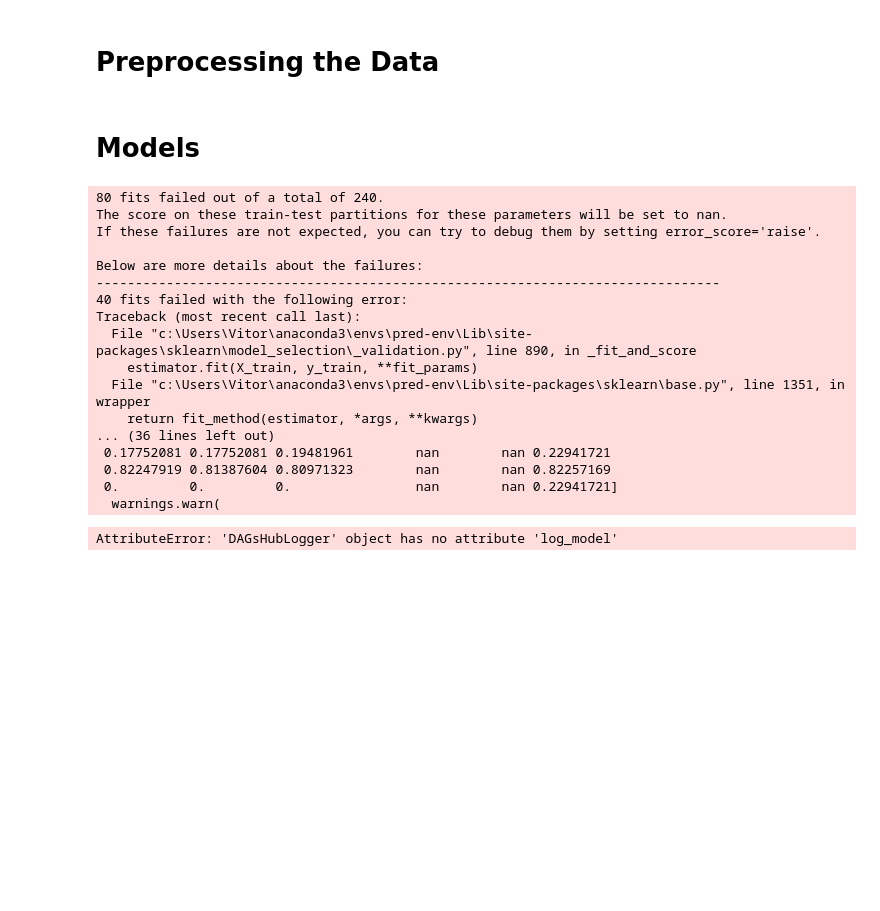
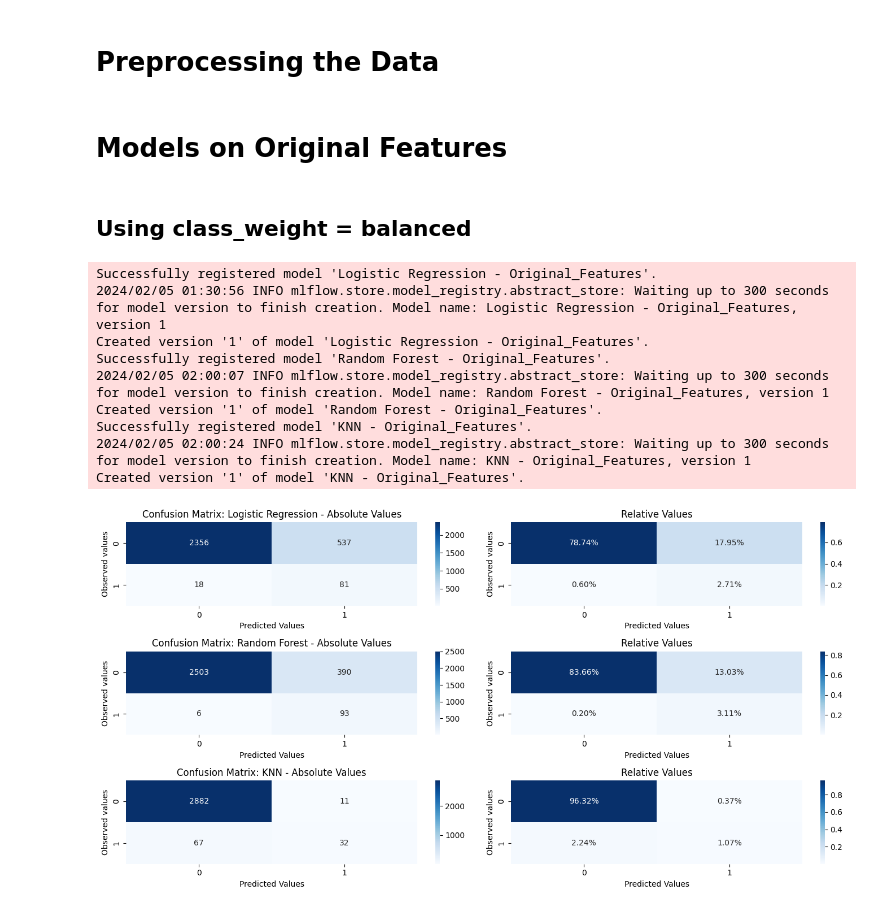
Before and after one commit to vitorccmanso/Predictive-Maintenance, a Jupyter notebook: Notebooks/Model Training.ipynb, the cells around one changed output. Drawn from its saved outputs; the diff is of its cells as text; code cells hidden in the pictures; blank space fills up the shorter version.

Commit message:
ML script done and start to evaluate models

```diff
--- a/Notebooks/Model Training.ipynb
+++ b/Notebooks/Model Training.ipynb
@@ -20,23 +20,20 @@ X_train_new, X_test_new, y_train_new, y_test_new = preprocess_pipeline(df_new, t
 # %% [markdown]
-# Models
+# Models on Original Features
+# %% [markdown]
+## Using class_weight = balanced
 # %%
-model_report = initiate_model_trainer((X_train_original, y_train_original, X_test_original, y_test_original), "test_experiment")
+model_report_original = initiate_model_trainer((X_train_original, y_train_original, X_test_original, y_test_original), "Original_Features", use_smote=False)
 # %% [output]
-80 fits failed out of a total of 240.
-The score on these train-test partitions for these parameters will be set to nan.
-If these failures are not expected, you can try to debug them by setting error_score='raise'.
-
-Below are more details about the failures:
---------------------------------------------------------------------------------
-40 fits failed with the following error:
-Traceback (most recent call last):
-  File "c:\Users\Vitor\anaconda3\envs\pred-env\Lib\site-packages\sklearn\model_selection\_validation.py", line 890, in _fit_and_score
-    estimator.fit(X_train, y_train, **fit_params)
-  File "c:\Users\Vitor\anaconda3\envs\pred-env\Lib\site-packages\sklearn\base.py", line 1351, in wrapper
-    return fit_method(estimator, *args, **kwargs)
-... (36 lines left out)
- 0.17752081 0.17752081 0.19481961        nan        nan 0.22941721
- 0.82247919 0.81387604 0.80971323        nan        nan 0.82257169
- 0.         0.         0.                nan        nan 0.22941721]
-  warnings.warn(
+Successfully registered model 'Logistic Regression - Original_Features'.
+2024/02/05 01:30:56 INFO mlflow.store.model_registry.abstract_store: Waiting up to 300 seconds for model version to finish creation. Model name: Logistic Regression - Original_Features, version 1
+Created version '1' of model 'Logistic Regression - Original_Features'.
+Successfully registered model 'Random Forest - Original_Features'.
+2024/02/05 02:00:07 INFO mlflow.store.model_registry.abstract_store: Waiting up to 300 seconds for model version to finish creation. Model name: Random Forest - Original_Features, version 1
+Created version '1' of model 'Random Forest - Original_Features'.
+Successfully registered model 'KNN - Original_Features'.
+2024/02/05 02:00:24 INFO mlflow.store.model_registry.abstract_store: Waiting up to 300 seconds for model version to finish creation. Model name: KNN - Original_Features, version 1
+Created version '1' of model 'KNN - Original_Features'.
-AttributeError: 'DAGsHubLogger' object has no attribute 'log_model'
+# %%
+visualize_confusion_matrix(y_test_original, model_report_original, 3, 2)
+# %% [output]
+[figure, added]
```
Also changed, not shown: parts of 11 cells of this notebook, 3 other files.
